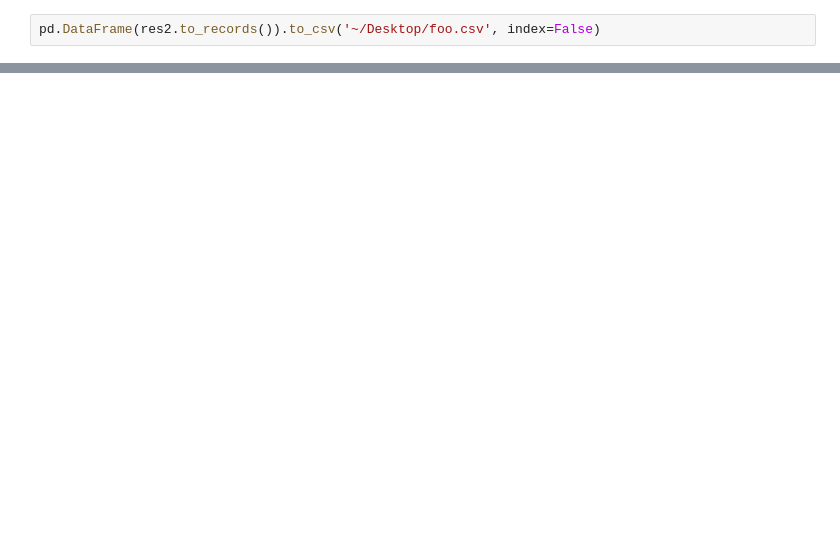
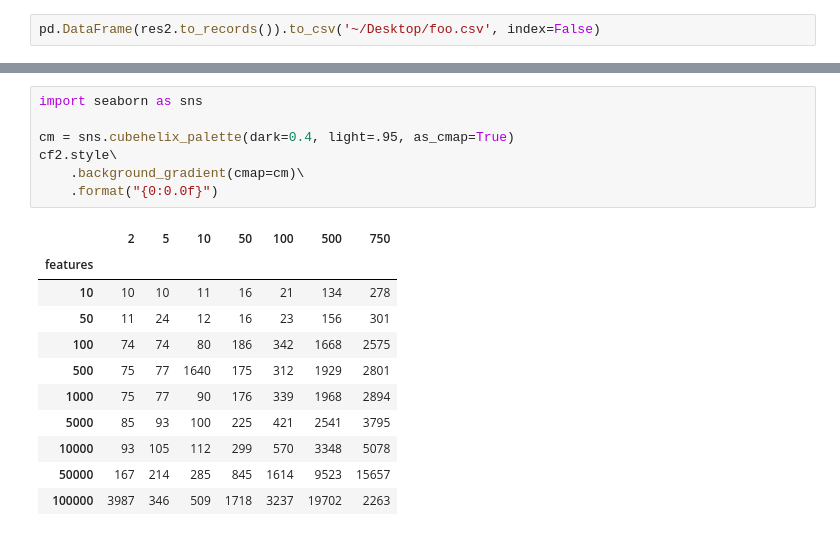
Before and after one commit to NIEHS/orio-web, a Jupyter notebook: notebooks/benchmarkPlotting.ipynb, the cells around one changed output, grey strips where cells are left out. Drawn from its saved outputs; the diff is of its cells as text; blank space fills up the shorter version.

```diff
--- a/notebooks/benchmarkPlotting.ipynb
+++ b/notebooks/benchmarkPlotting.ipynb
@@ -209,0 +239,19 @@ pd.DataFrame(res2.to_records()).to_csv('~/Desktop/foo.csv', index=False)
+# %%
+import seaborn as sns
+
+cm = sns.cubehelix_palette(dark=0.4, light=.95, as_cmap=True)
+cf2.style\
+    .background_gradient(cmap=cm)\
+    .format("{0:0.0f}")
+# %% [output]
+|  | 2 | 5 | 10 | 50 | 100 | 500 | 750 |
+| features |  |  |  |  |  |  |  |
+| 10 | 10 | 10 | 11 | 16 | 21 | 134 | 278 |
+| 50 | 11 | 24 | 12 | 16 | 23 | 156 | 301 |
+| 100 | 74 | 74 | 80 | 186 | 342 | 1668 | 2575 |
+| 500 | 75 | 77 | 1640 | 175 | 312 | 1929 | 2801 |
+| 1000 | 75 | 77 | 90 | 176 | 339 | 1968 | 2894 |
+| 5000 | 85 | 93 | 100 | 225 | 421 | 2541 | 3795 |
+| 10000 | 93 | 105 | 112 | 299 | 570 | 3348 | 5078 |
+| 50000 | 167 | 214 | 285 | 845 | 1614 | 9523 | 15657 |
+| 100000 | 3987 | 346 | 509 | 1718 | 3237 | 19702 | 2263 |
```
Also changed, not shown: parts of 4 cells of this notebook, 2 other files.
